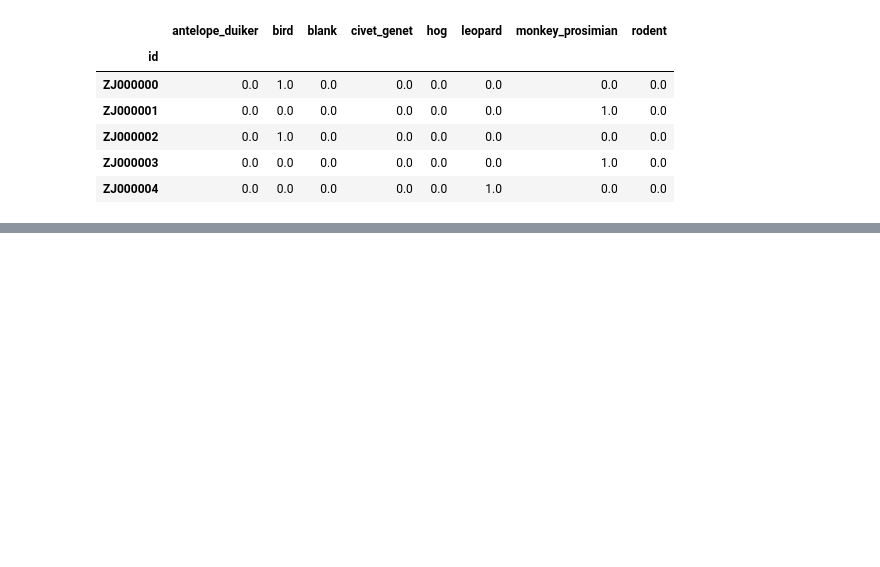
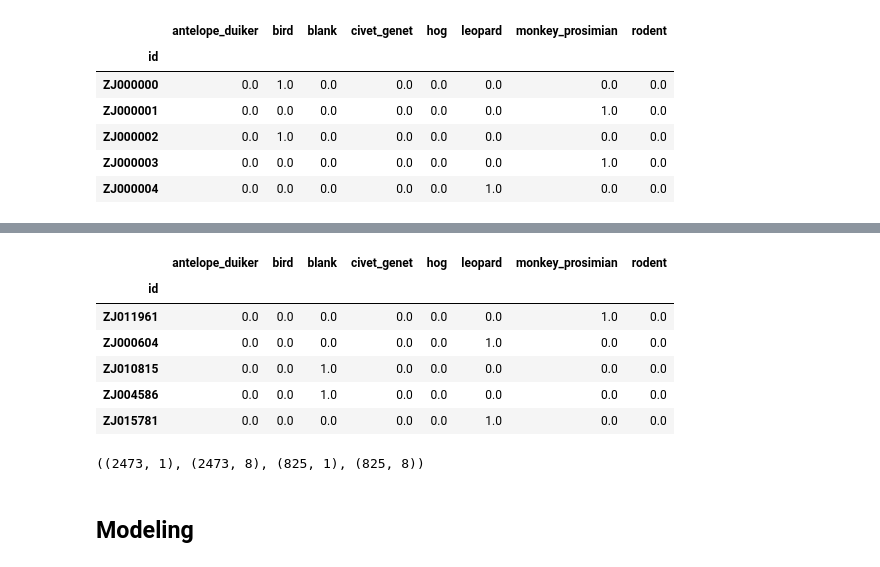
Before and after one commit to aprirachmadi/conser-vision, a Jupyter notebook: notebooks/test-data.ipynb, the cells around one changed output, grey strips where cells are left out. Cells and saved outputs as stored; diff of their text form; code cells hidden in the pictures; blank space fills up the shorter version.

```diff
--- a/notebooks/test-data.ipynb
+++ b/notebooks/test-data.ipynb
@@ -41,0 +170,12 @@ train_labels.head()
+# %%
+from sklearn.model_selection import train_test_split
+
+frac = 0.2
+
+y = train_labels.sample(frac=frac, random_state=1)
+x = train_features.loc[y.index].filepath.to_frame()
+
+# note that we are casting the species labels to an indicator/dummy matrix
+x_train, x_eval, y_train, y_eval = train_test_split(
+    x, y, stratify=y, test_size=0.25
+)
@@ -41,0 +192,14 @@ train_labels.head()
+# %%
+y_train.head()
+# %% [output]
+|  | antelope_duiker | bird | blank | civet_genet | hog | leopard | monkey_prosimian | rodent |
+| id |  |  |  |  |  |  |  |  |
+| ZJ011961 | 0.0 | 0.0 | 0.0 | 0.0 | 0.0 | 0.0 | 1.0 | 0.0 |
+| ZJ000604 | 0.0 | 0.0 | 0.0 | 0.0 | 0.0 | 1.0 | 0.0 | 0.0 |
+| ZJ010815 | 0.0 | 0.0 | 1.0 | 0.0 | 0.0 | 0.0 | 0.0 | 0.0 |
+| ZJ004586 | 0.0 | 0.0 | 1.0 | 0.0 | 0.0 | 0.0 | 0.0 | 0.0 |
+| ZJ015781 | 0.0 | 0.0 | 0.0 | 0.0 | 0.0 | 1.0 | 0.0 | 0.0 |
+# %%
+x_train.shape, y_train.shape, x_eval.shape, y_eval.shape
+# %% [output]
+((2473, 1), (2473, 8), (825, 1), (825, 8))
@@ -41,0 +250,2 @@ train_labels.head()
+# %% [markdown]
+## Modeling
```
Also changed, not shown: parts of 25 cells of this notebook.
